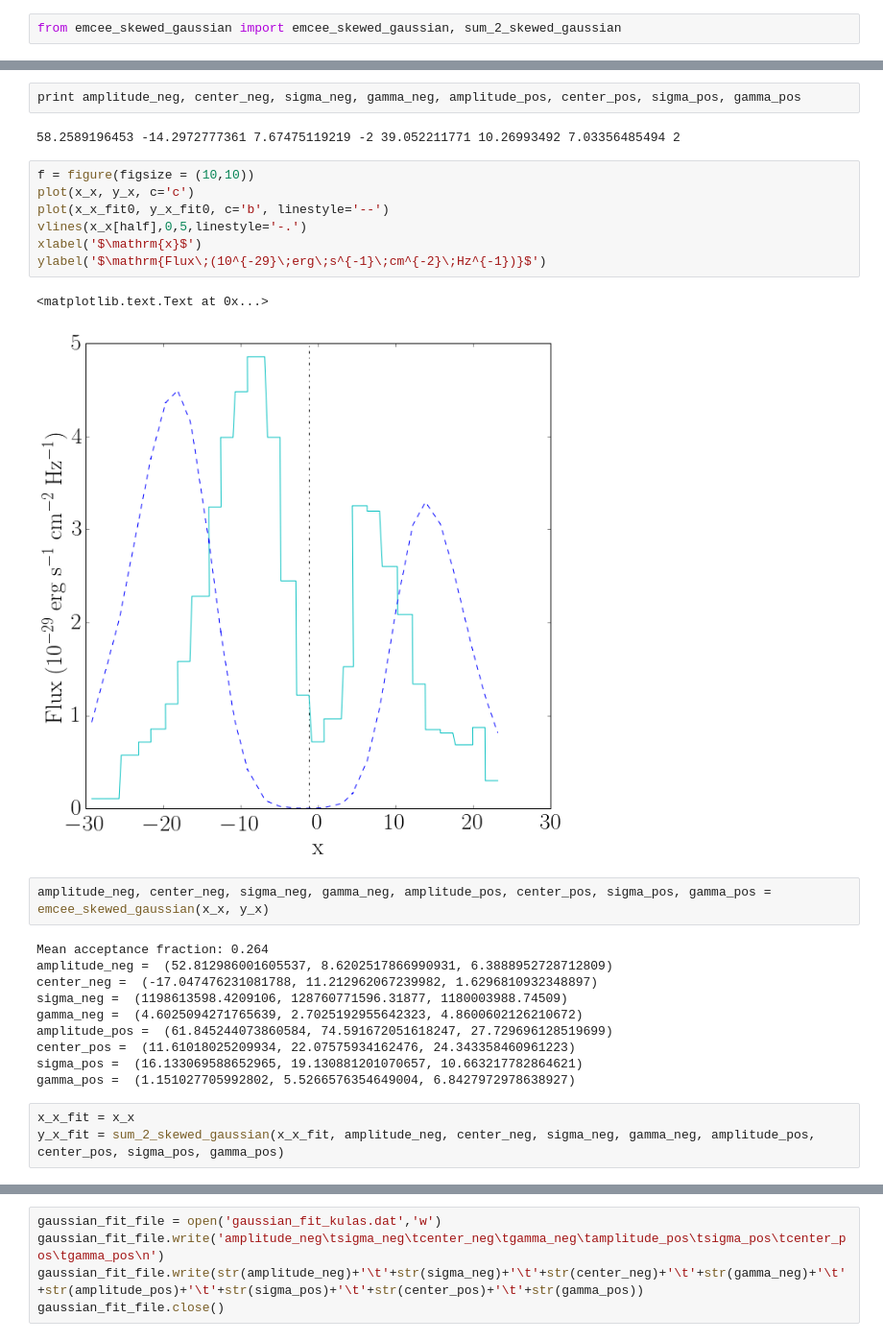
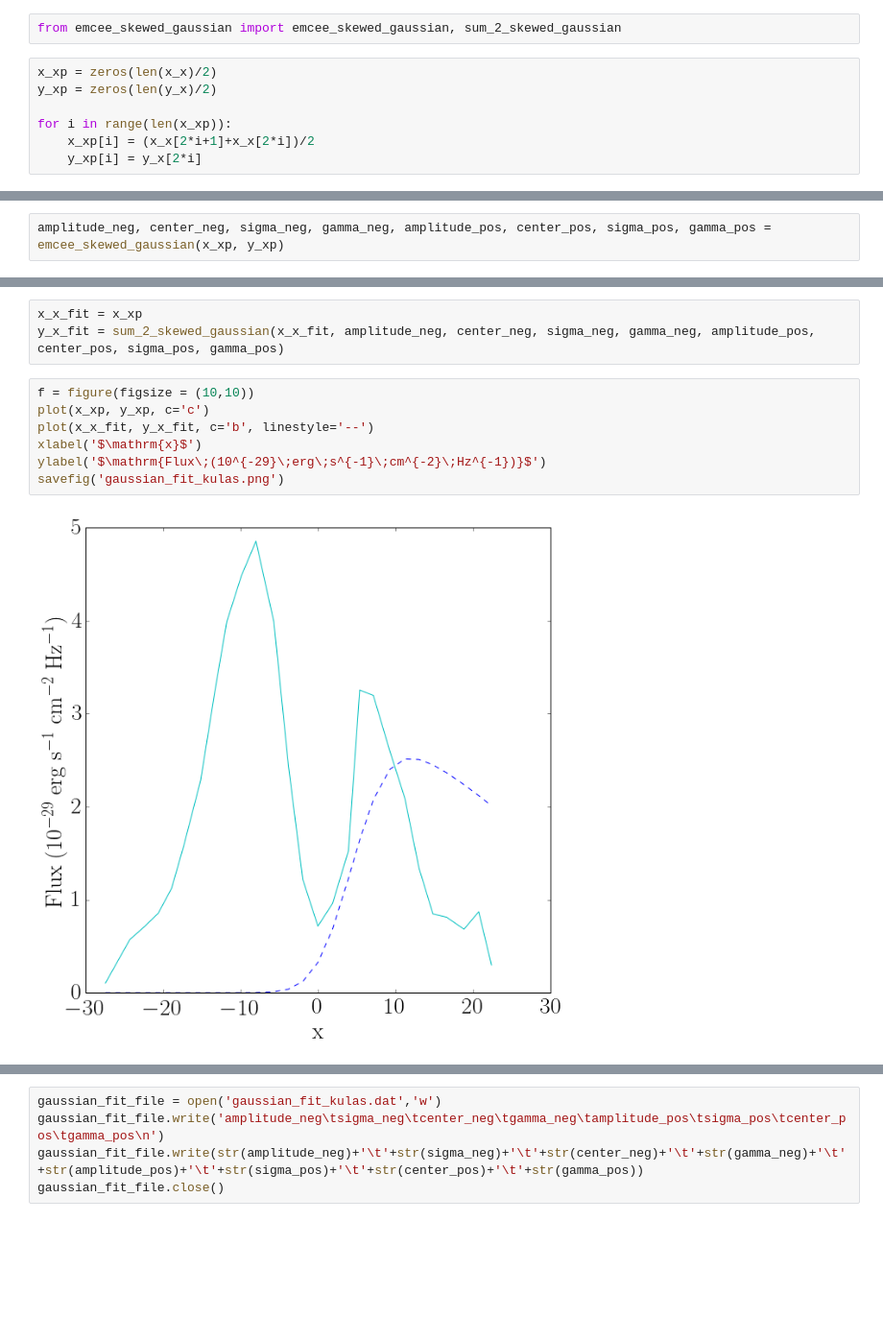
Before and after one commit to astroandes/CLARA_RotationOutflows, a Jupyter notebook: fit/gaussian_fit.ipynb, the cells around one changed output, grey strips where cells are left out. Shown: that part at 96% size. Cells and saved outputs as stored; diff of their text form; blank space fills up the shorter version.

Commit message:
emcee hates me :( I have to try by hand

```diff
--- a/fit/gaussian_fit.ipynb
+++ b/fit/gaussian_fit.ipynb
@@ -34,6 +34,13 @@ savefig('observation_x.png')
 [figure]
 # %%
 from emcee_skewed_gaussian import emcee_skewed_gaussian, sum_2_skewed_gaussian
+# %%
+x_xp = zeros(len(x_x)/2)
+y_xp = zeros(len(y_x)/2)
+
+for i in range(len(x_xp)):
+    x_xp[i] = (x_x[2*i+1]+x_x[2*i])/2
+    y_xp[i] = y_x[2*i]
 # %%
 #Initial guess
 
@@ -53,0 +73,2 @@ y_x_fit0 = sum_2_skewed_gaussian(x_x, amplitude_neg, center_neg, sigma_neg, gamm
+# %%
+amplitude_neg, center_neg, sigma_neg, gamma_neg, amplitude_pos, center_pos, sigma_pos, gamma_pos = emcee_skewed_gaussian(x_xp, y_xp)
@@ -54,29 +92,12 @@ y_x_fit0 = sum_2_skewed_gaussian(x_x, amplitude_neg, center_neg, sigma_neg, gamm
 # %%
-print amplitude_neg, center_neg, sigma_neg, gamma_neg, amplitude_pos, center_pos, sigma_pos, gamma_pos
+x_x_fit = x_xp
+y_x_fit = sum_2_skewed_gaussian(x_x_fit, amplitude_neg, center_neg, sigma_neg, gamma_neg, amplitude_pos, center_pos, sigma_pos, gamma_pos)
-# %% [output]
-58.2589196453 -14.2972777361 7.67475119219 -2 39.052211771 10.26993492 7.03356485494 2
 # %%
 f = figure(figsize = (10,10))
-plot(x_x, y_x, c='c')
-plot(x_x_fit0, y_x_fit0, c='b', linestyle='--')
-vlines(x_x[half],0,5,linestyle='-.')
+plot(x_xp, y_xp, c='c')
+plot(x_x_fit, y_x_fit, c='b', linestyle='--')
 xlabel('$\mathrm{x}$')
 ylabel('$\mathrm{Flux\;(10^{-29}\;erg\;s^{-1}\;cm^{-2}\;Hz^{-1})}$')
+savefig('gaussian_fit_kulas.png')
 # %% [output]
-<matplotlib.text.Text at 0x...>
-[figure, old version]
+[figure, new version]
-# %%
-amplitude_neg, center_neg, sigma_neg, gamma_neg, amplitude_pos, center_pos, sigma_pos, gamma_pos = emcee_skewed_gaussian(x_x, y_x)
-# %% [output]
-Mean acceptance fraction: 0.264
-amplitude_neg =  (52.812986001605537, 8.6202517866990931, 6.3888952728712809)
-center_neg =  (-17.047476231081788, 11.212962067239982, 1.6296810932348897)
-sigma_neg =  (1198613598.4209106, 128760771596.31877, 1180003988.74509)
-gamma_neg =  (4.6025094271765639, 2.7025192955642323, 4.8600602126210672)
-amplitude_pos =  (61.845244073860584, 74.591672051618247, 27.729696128519699)
-center_pos =  (11.61018025209934, 22.07575934162476, 24.343358460961223)
-sigma_pos =  (16.133069588652965, 19.130881201070657, 10.663217782864621)
-gamma_pos =  (1.151027705992802, 5.5266576354649004, 6.8427972978638927)
-# %%
-x_x_fit = x_x
-y_x_fit = sum_2_skewed_gaussian(x_x_fit, amplitude_neg, center_neg, sigma_neg, gamma_neg, amplitude_pos, center_pos, sigma_pos, gamma_pos)
```
Also changed, not shown: parts of 6 cells of this notebook, 5 other files.
